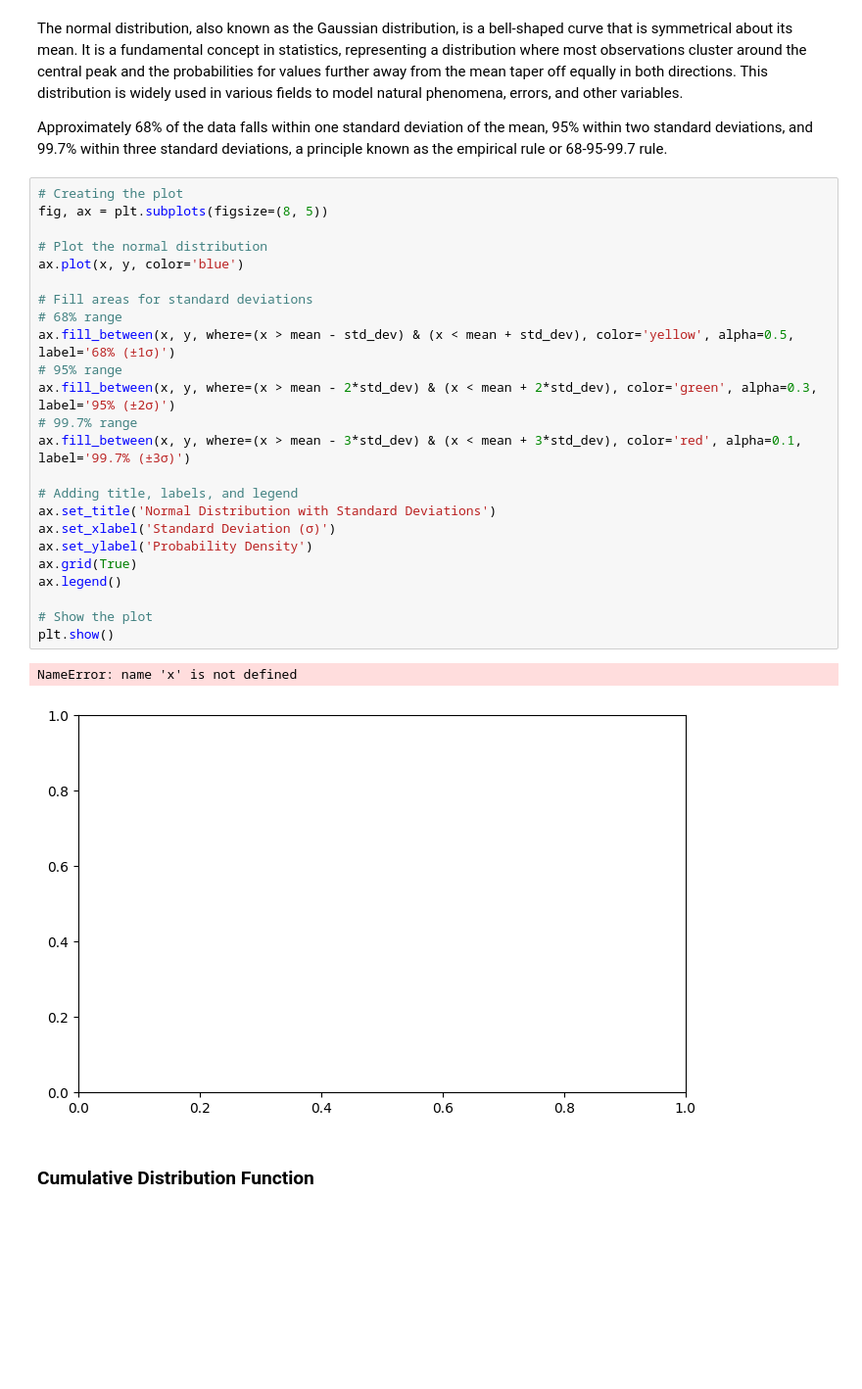
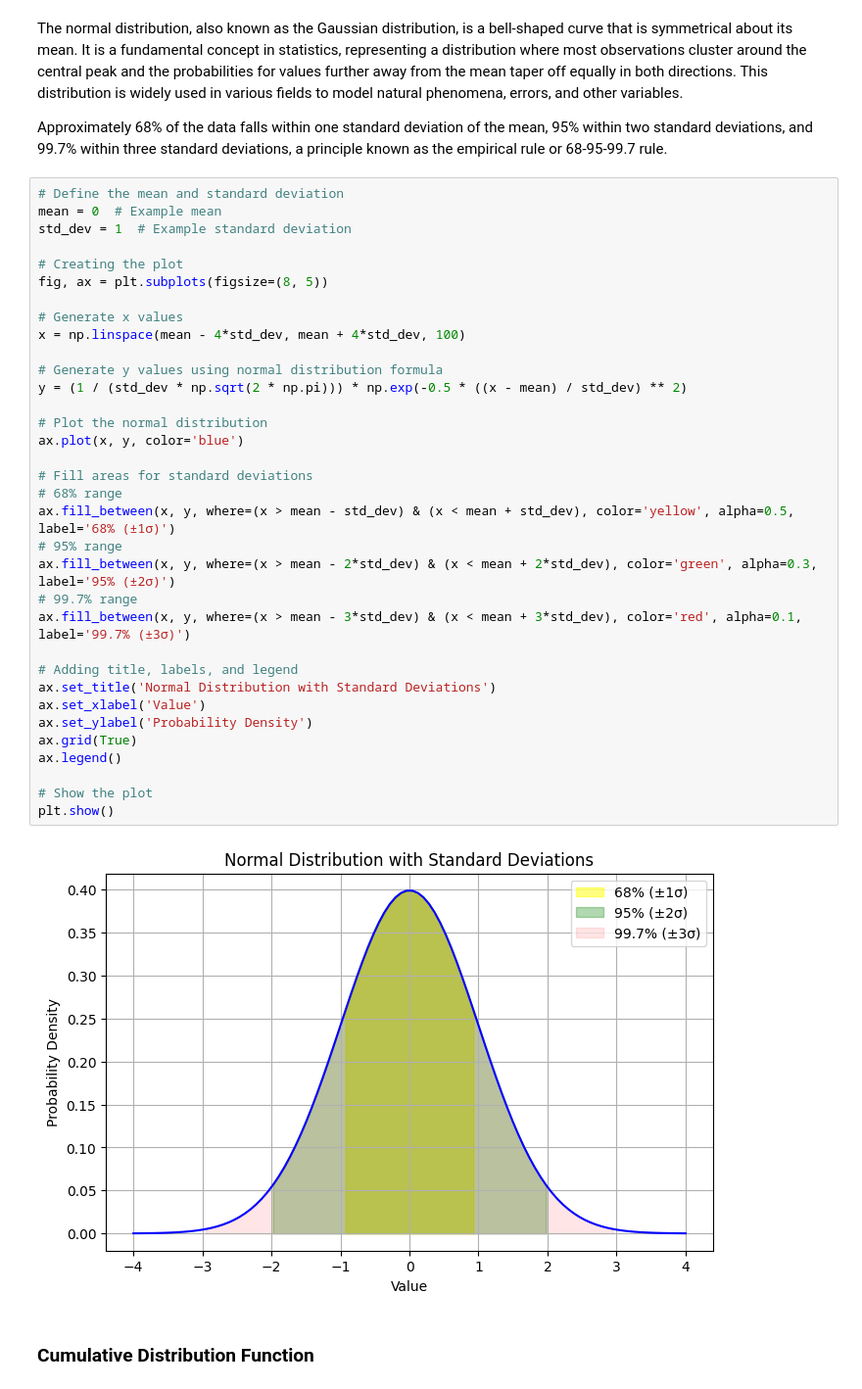
Before and after one commit to hakankopal/python-stats-101, a Jupyter notebook: 3_distributions_and_central_limit_theorem.ipynb, the cells around one changed output. Shown: that part at 98% size. Drawn from its saved outputs; the diff is of its cells as text; blank space fills up the shorter version.

Commit message:
Add files via upload
3_distributions_and_central_limit_theorem notebook was updated

```diff
--- a/3_distributions_and_central_limit_theorem.ipynb
+++ b/3_distributions_and_central_limit_theorem.ipynb
@@ -16,32 +16,41 @@ The normal distribution, also known as the Gaussian distribution, is a bell-shap
 
 Approximately 68% of the data falls within one standard deviation of the mean, 95% within two standard deviations, and 99.7% within three standard deviations, a principle known as the empirical rule or 68-95-99.7 rule.
 # %%
+# Define the mean and standard deviation
+mean = 0  # Example mean
+std_dev = 1  # Example standard deviation
+
 # Creating the plot
 fig, ax = plt.subplots(figsize=(8, 5))
+
+# Generate x values
+x = np.linspace(mean - 4*std_dev, mean + 4*std_dev, 100)
+
+# Generate y values using normal distribution formula
+y = (1 / (std_dev * np.sqrt(2 * np.pi))) * np.exp(-0.5 * ((x - mean) / std_dev) ** 2)
 
 # Plot the normal distribution
 ax.plot(x, y, color='blue')
 
 # Fill areas for standard deviations
 # 68% range
 ax.fill_between(x, y, where=(x > mean - std_dev) & (x < mean + std_dev), color='yellow', alpha=0.5, label='68% (±1σ)')
 # 95% range
 ax.fill_between(x, y, where=(x > mean - 2*std_dev) & (x < mean + 2*std_dev), color='green', alpha=0.3, label='95% (±2σ)')
 # 99.7% range
 ax.fill_between(x, y, where=(x > mean - 3*std_dev) & (x < mean + 3*std_dev), color='red', alpha=0.1, label='99.7% (±3σ)')
 
 # Adding title, labels, and legend
 ax.set_title('Normal Distribution with Standard Deviations')
-ax.set_xlabel('Standard Deviation (σ)')
+ax.set_xlabel('Value')
 ax.set_ylabel('Probability Density')
 ax.grid(True)
 ax.legend()
 
 # Show the plot
 plt.show()
 # %% [output]
-NameError: name 'x' is not defined
-[figure, old version]
+[figure, new version]
 # %% [markdown]
 ### Cumulative Distribution Function
 # %% [markdown]
```
Also changed, not shown: parts of 2 cells of this notebook.
